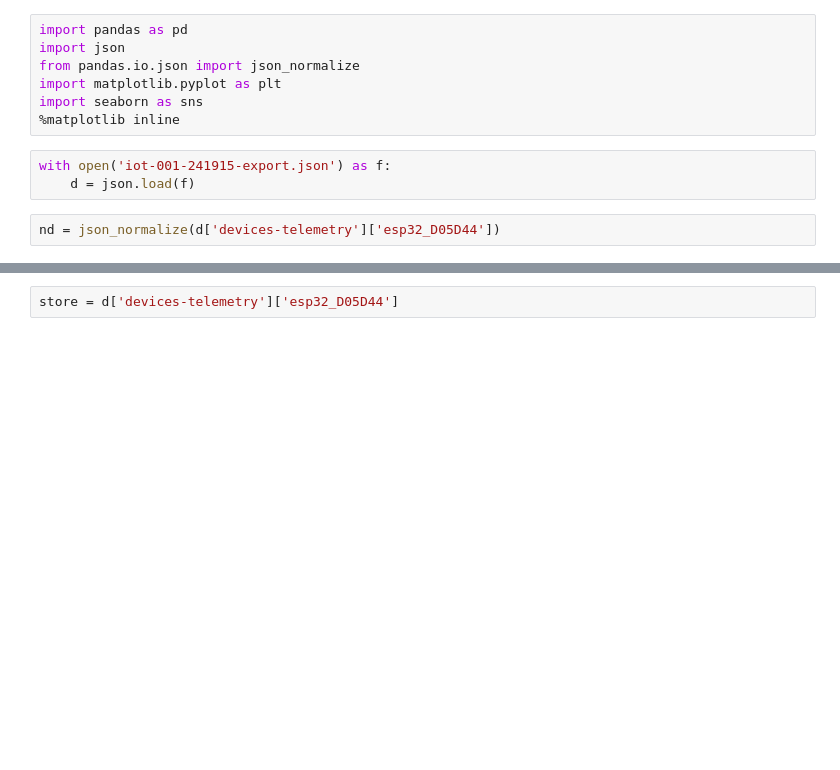
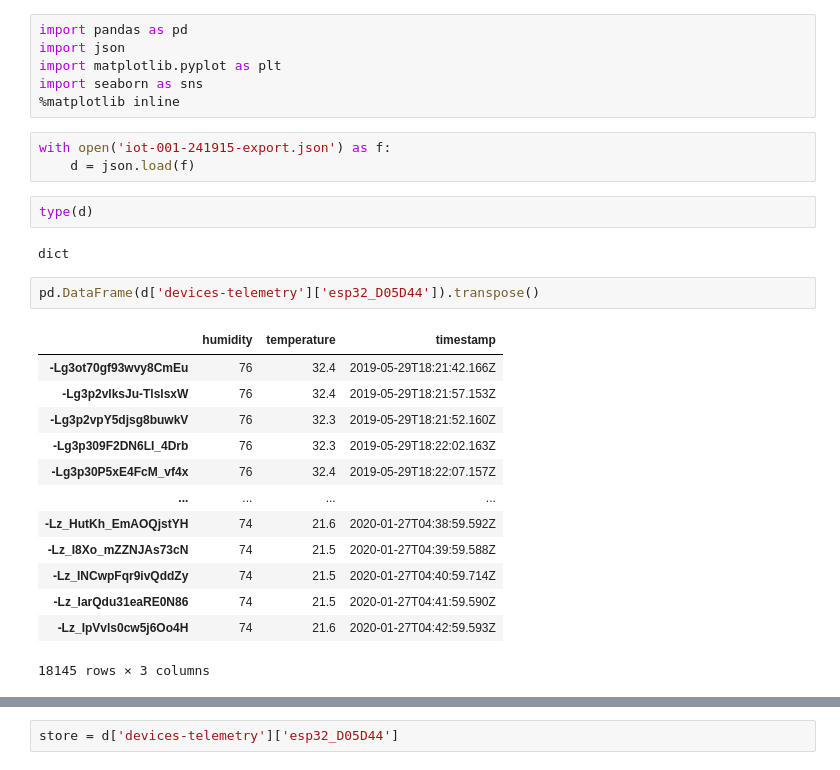
Before and after one commit to ahamedzoha/python-bootcamp, a Jupyter notebook: iot-data.ipynb, the cells around one changed output, grey strips where cells are left out. Drawn from its saved outputs; the diff is of its cells as text; blank space fills up the shorter version.

```diff
--- a/iot-data.ipynb
+++ b/iot-data.ipynb
@@ -1,12 +9,29 @@
 # %%
 import pandas as pd
 import json
-from pandas.io.json import json_normalize
 import matplotlib.pyplot as plt
 import seaborn as sns
 %matplotlib inline
 # %%
 with open('iot-001-241915-export.json') as f:
     d = json.load(f)
+# %%
+type(d)
+# %% [output]
+dict
 # %%
-nd = json_normalize(d['devices-telemetry']['esp32_D05D44'])
+pd.DataFrame(d['devices-telemetry']['esp32_D05D44']).transpose()
+# %% [output]
+|  | humidity | temperature | timestamp |
+| -Lg3ot70gf93wvy8CmEu | 76 | 32.4 | 2019-05-29T18:21:42.166Z |
+| -Lg3p2vlksJu-TlslsxW | 76 | 32.4 | 2019-05-29T18:21:57.153Z |
+| -Lg3p2vpY5djsg8buwkV | 76 | 32.3 | 2019-05-29T18:21:52.160Z |
+| -Lg3p309F2DN6LI_4Drb | 76 | 32.3 | 2019-05-29T18:22:02.163Z |
+| -Lg3p30P5xE4FcM_vf4x | 76 | 32.4 | 2019-05-29T18:22:07.157Z |
+| ... | ... | ... | ... |
+| -Lz_HutKh_EmAOQjstYH | 74 | 21.6 | 2020-01-27T04:38:59.592Z |
+| -Lz_I8Xo_mZZNJAs73cN | 74 | 21.5 | 2020-01-27T04:39:59.588Z |
+| -Lz_INCwpFqr9ivQddZy | 74 | 21.5 | 2020-01-27T04:40:59.714Z |
+| -Lz_IarQdu31eaRE0N86 | 74 | 21.5 | 2020-01-27T04:41:59.590Z |
+| -Lz_IpVvls0cw5j6Oo4H | 74 | 21.6 | 2020-01-27T04:42:59.593Z |
+18145 rows × 3 columns
```
Also changed, not shown: parts of 3 cells of this notebook.
